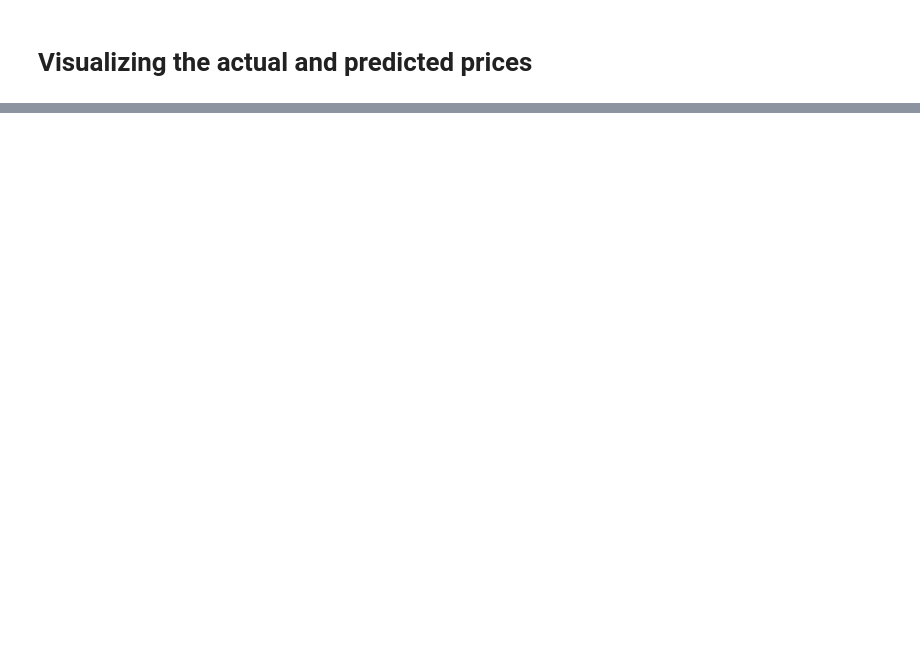
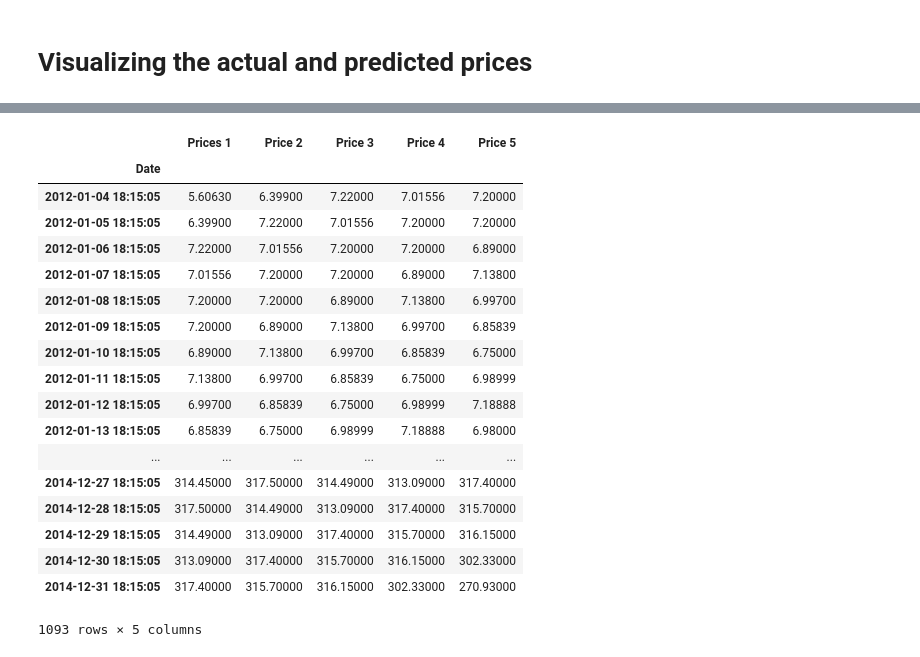
Before and after one commit to Lucsanszky/btc-price-prediction, a Jupyter notebook: data-analysis/historic-data/linear-regression.ipynb, the cells around one changed output, grey strips where cells are left out. Cells and saved outputs as stored; diff of their text form; code cells hidden in the pictures; blank space fills up the shorter version.

```diff
--- a/data-analysis/historic-data/linear-regression.ipynb
+++ b/data-analysis/historic-data/linear-regression.ipynb
@@ -368,0 +408,28 @@ Date
+# %%
+#data.columns = ['Price1']
+prices = pd.DataFrame(data['2012-01-04' : '2014-12-31'].values, index = data['2012-01-04' : '2014-12-31'].index)
+prices['Price 2'] = data['2012-01-05' : '2015-01-01'].values
+prices['Price 3'] = data['2012-01-06' : '2015-01-02'].values
+prices['Price 4'] = data['2012-01-07' : '2015-01-03'].values
+prices['Price 5'] = data['2012-01-08' : '2015-01-04'].values
+prices.rename(columns={0: 'Prices 1'})
+# %% [output]
+|  | Prices 1 | Price 2 | Price 3 | Price 4 | Price 5 |
+| Date |  |  |  |  |  |
+| 2012-01-04 18:15:05 | 5.60630 | 6.39900 | 7.22000 | 7.01556 | 7.20000 |
+| 2012-01-05 18:15:05 | 6.39900 | 7.22000 | 7.01556 | 7.20000 | 7.20000 |
+| 2012-01-06 18:15:05 | 7.22000 | 7.01556 | 7.20000 | 7.20000 | 6.89000 |
+| 2012-01-07 18:15:05 | 7.01556 | 7.20000 | 7.20000 | 6.89000 | 7.13800 |
+| 2012-01-08 18:15:05 | 7.20000 | 7.20000 | 6.89000 | 7.13800 | 6.99700 |
+| 2012-01-09 18:15:05 | 7.20000 | 6.89000 | 7.13800 | 6.99700 | 6.85839 |
+| 2012-01-10 18:15:05 | 6.89000 | 7.13800 | 6.99700 | 6.85839 | 6.75000 |
+| 2012-01-11 18:15:05 | 7.13800 | 6.99700 | 6.85839 | 6.75000 | 6.98999 |
+| 2012-01-12 18:15:05 | 6.99700 | 6.85839 | 6.75000 | 6.98999 | 7.18888 |
+| 2012-01-13 18:15:05 | 6.85839 | 6.75000 | 6.98999 | 7.18888 | 6.98000 |
+| ... | ... | ... | ... | ... | ... |
+| 2014-12-27 18:15:05 | 314.45000 | 317.50000 | 314.49000 | 313.09000 | 317.40000 |
+| 2014-12-28 18:15:05 | 317.50000 | 314.49000 | 313.09000 | 317.40000 | 315.70000 |
+| 2014-12-29 18:15:05 | 314.49000 | 313.09000 | 317.40000 | 315.70000 | 316.15000 |
+| 2014-12-30 18:15:05 | 313.09000 | 317.40000 | 315.70000 | 316.15000 | 302.33000 |
+| 2014-12-31 18:15:05 | 317.40000 | 315.70000 | 316.15000 | 302.33000 | 270.93000 |
+1093 rows × 5 columns
```
Also changed, not shown: parts of 8 cells of this notebook, 5 other files.
